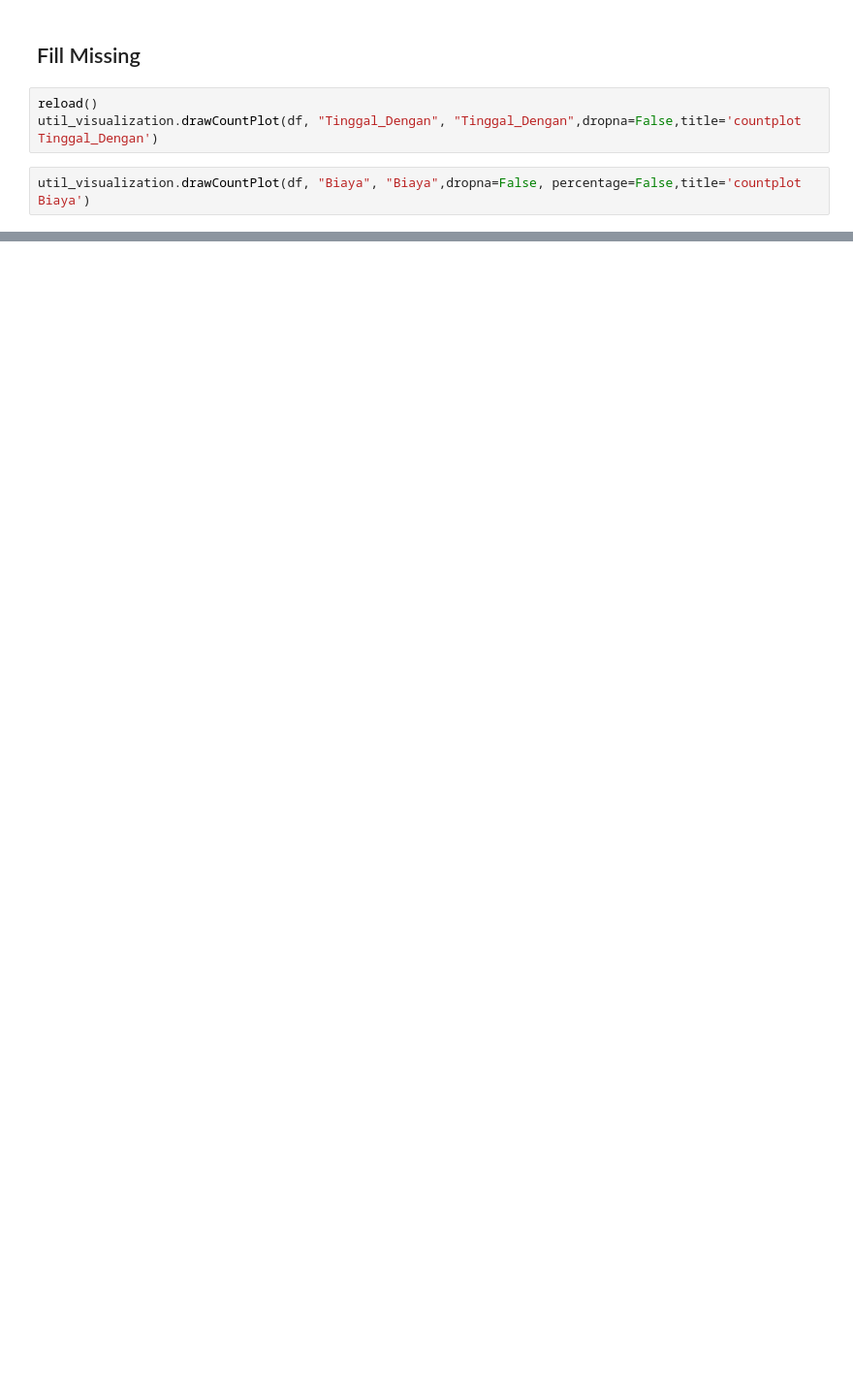
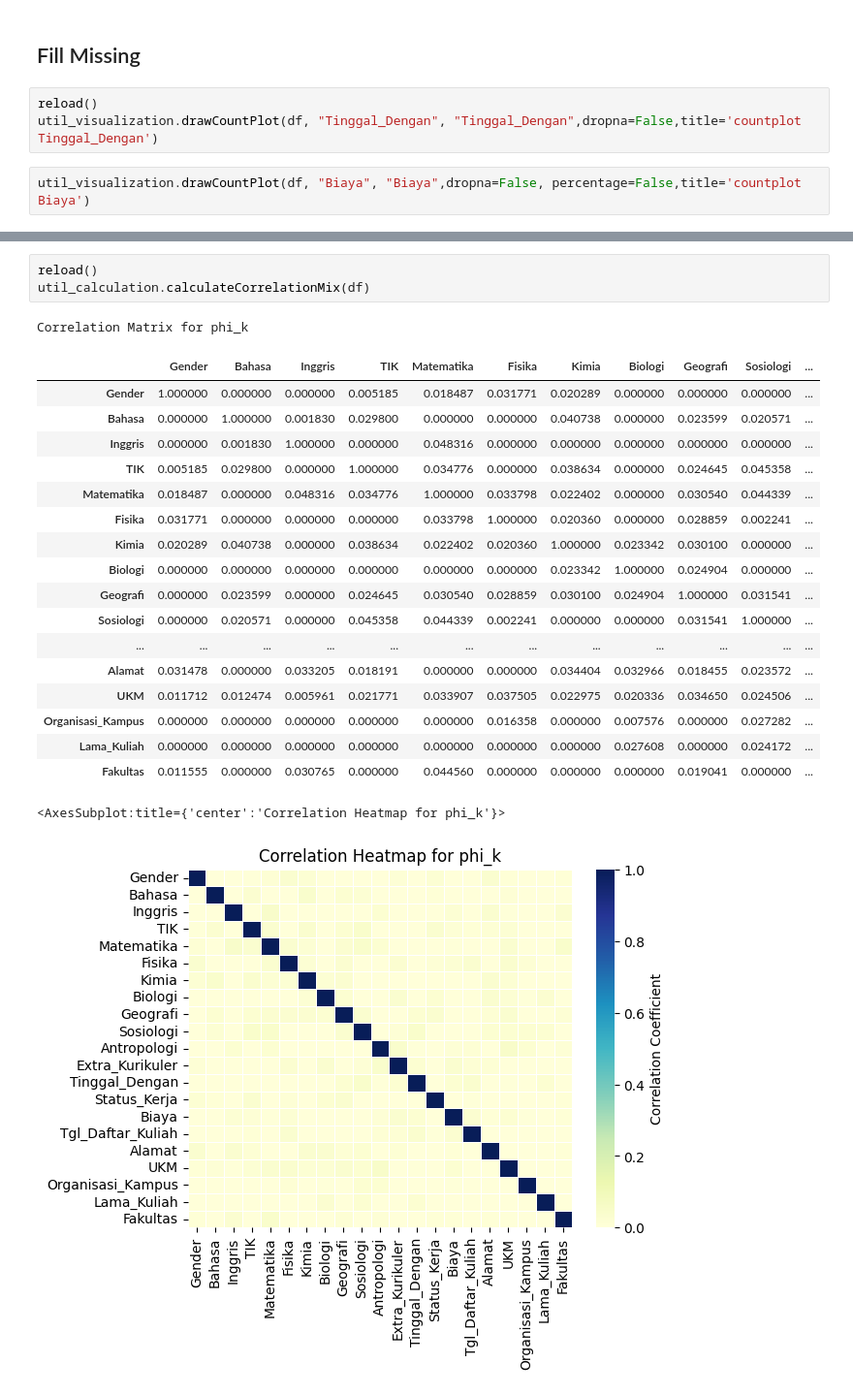
Before and after one commit to Xwyzworms/Diagnostic_Reasoning_HouseRent, a Jupyter notebook: Analisis_2.ipynb, the cells around one changed output, grey strips where cells are left out. Shown at 97% size. Cells and saved outputs as stored; diff of their text form; blank space fills up the shorter version.

```diff
--- a/Analisis_2.ipynb
+++ b/Analisis_2.ipynb
@@ -110,0 +190,24 @@ util_visualization.drawCountPlot(df, "Biaya", "Biaya",dropna=False, percentage=F
+# %%
+reload()
+util_calculation.calculateCorrelationMix(df)
+# %% [output]
+Correlation Matrix for phi_k
+|  | Gender | Bahasa | Inggris | TIK | Matematika | Fisika | Kimia | Biologi | Geografi | Sosiologi | ... |
+| Gender | 1.000000 | 0.000000 | 0.000000 | 0.005185 | 0.018487 | 0.031771 | 0.020289 | 0.000000 | 0.000000 | 0.000000 | ... |
+| Bahasa | 0.000000 | 1.000000 | 0.001830 | 0.029800 | 0.000000 | 0.000000 | 0.040738 | 0.000000 | 0.023599 | 0.020571 | ... |
+| Inggris | 0.000000 | 0.001830 | 1.000000 | 0.000000 | 0.048316 | 0.000000 | 0.000000 | 0.000000 | 0.000000 | 0.000000 | ... |
+| TIK | 0.005185 | 0.029800 | 0.000000 | 1.000000 | 0.034776 | 0.000000 | 0.038634 | 0.000000 | 0.024645 | 0.045358 | ... |
+| Matematika | 0.018487 | 0.000000 | 0.048316 | 0.034776 | 1.000000 | 0.033798 | 0.022402 | 0.000000 | 0.030540 | 0.044339 | ... |
+| Fisika | 0.031771 | 0.000000 | 0.000000 | 0.000000 | 0.033798 | 1.000000 | 0.020360 | 0.000000 | 0.028859 | 0.002241 | ... |
+| Kimia | 0.020289 | 0.040738 | 0.000000 | 0.038634 | 0.022402 | 0.020360 | 1.000000 | 0.023342 | 0.030100 | 0.000000 | ... |
+| Biologi | 0.000000 | 0.000000 | 0.000000 | 0.000000 | 0.000000 | 0.000000 | 0.023342 | 1.000000 | 0.024904 | 0.000000 | ... |
+| Geografi | 0.000000 | 0.023599 | 0.000000 | 0.024645 | 0.030540 | 0.028859 | 0.030100 | 0.024904 | 1.000000 | 0.031541 | ... |
+| Sosiologi | 0.000000 | 0.020571 | 0.000000 | 0.045358 | 0.044339 | 0.002241 | 0.000000 | 0.000000 | 0.031541 | 1.000000 | ... |
+| ... | ... | ... | ... | ... | ... | ... | ... | ... | ... | ... | ... |
+| Alamat | 0.031478 | 0.000000 | 0.033205 | 0.018191 | 0.000000 | 0.000000 | 0.034404 | 0.032966 | 0.018455 | 0.023572 | ... |
+| UKM | 0.011712 | 0.012474 | 0.005961 | 0.021771 | 0.033907 | 0.037505 | 0.022975 | 0.020336 | 0.034650 | 0.024506 | ... |
+| Organisasi_Kampus | 0.000000 | 0.000000 | 0.000000 | 0.000000 | 0.000000 | 0.016358 | 0.000000 | 0.007576 | 0.000000 | 0.027282 | ... |
+| Lama_Kuliah | 0.000000 | 0.000000 | 0.000000 | 0.000000 | 0.000000 | 0.000000 | 0.000000 | 0.027608 | 0.000000 | 0.024172 | ... |
+| Fakultas | 0.011555 | 0.000000 | 0.030765 | 0.000000 | 0.044560 | 0.000000 | 0.000000 | 0.000000 | 0.019041 | 0.000000 | ... |
+<AxesSubplot:title={'center':'Correlation Heatmap for phi_k'}>
+[figure, added]
```
Also changed, not shown: parts of 19 cells of this notebook, 3 other files.
